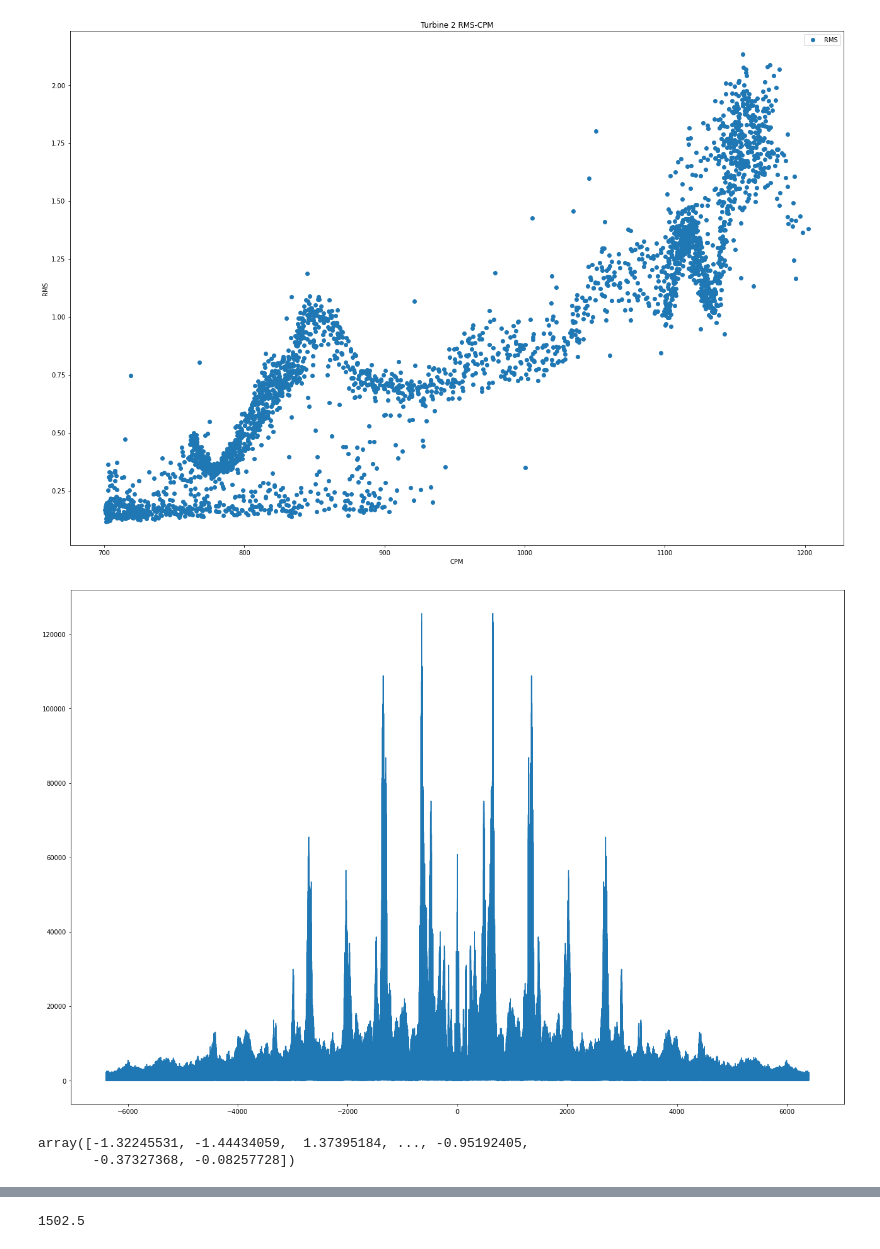
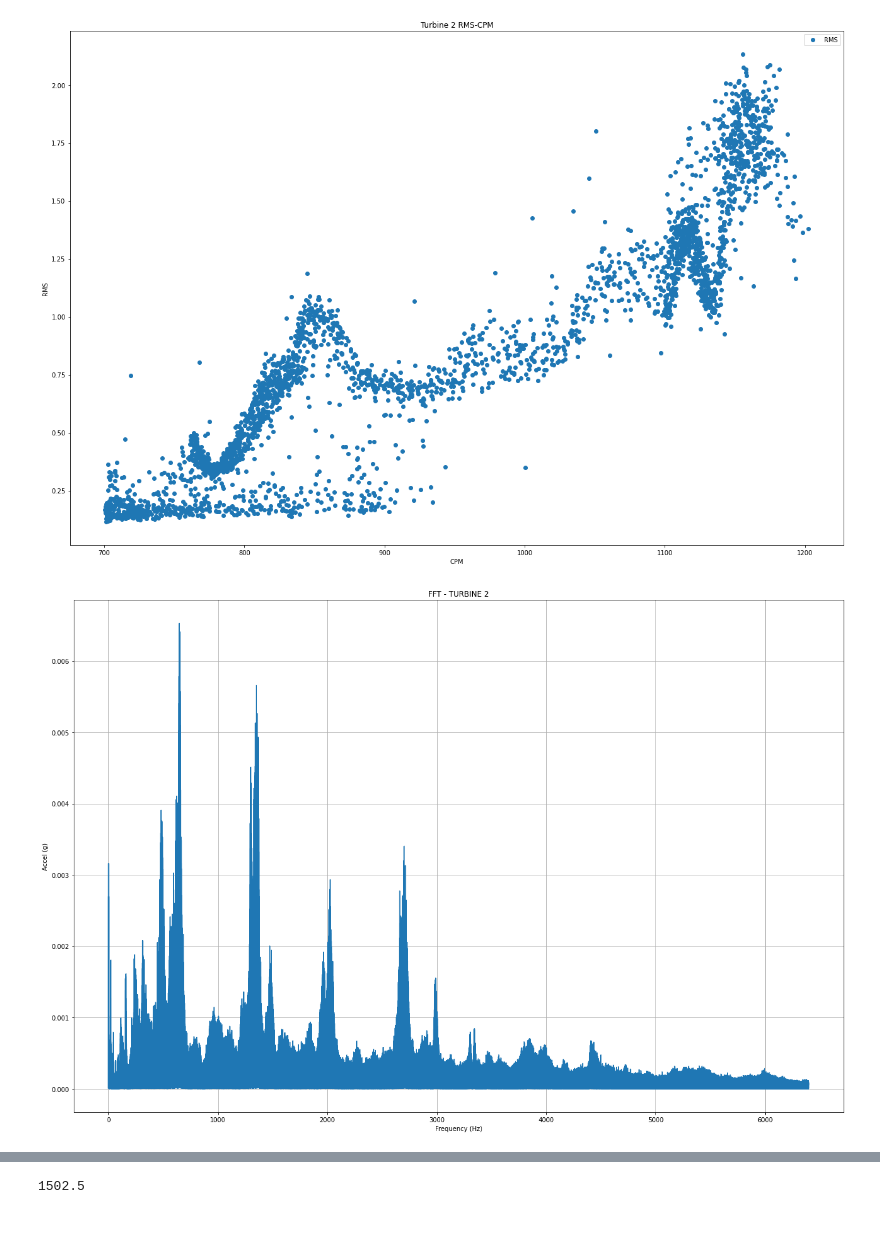
Before and after one commit to FabianAspee/examples, a Jupyter notebook: vibration_analisis.ipynb, the cells around one changed output, grey strips where cells are left out. Drawn from its saved outputs; the diff is of its cells as text; code cells hidden in the pictures.

```diff
--- a/vibration_analisis.ipynb
+++ b/vibration_analisis.ipynb
@@ -46,7 +47,7 @@ print("# Samples:",N)
 (3005, 12800)
 # Samples: 38464000
 # %%
-
+#----------------------------------PLOT HZ FOR 1 SECOND --------------------------------------
 #Plot Data
 time = [7.8125e-05*x for x in range(len(new_signal.iloc[0,:12800]))]
 plt.figure(1)
@@ -56,7 +57,8 @@ plt.ylabel('vibration')
 plt.title('signal turbine 2')
 plt.grid()
 plt.show()
-time = [7.8125e-05*x*(t+1) for t in range(len(new_signal)) for x in range(len(new_signal.iloc[t,:12800]))]
+time = [7.8125e-05*x*(t+1) for t in range(len(new_signal)) for x in range(len(new_signal.iloc[t,:Fs]))]
+#----------------------------------PLOT HZ FOR 1 SECOND --------------------------------------
 # %% [output]
 [figure]
 # %%
@@ -99,21 +106,20 @@ plt.show()
 # %%
 signal_for_day =[]
 for i in range (0, 3005):
     signal_for_day.append(new_signal.iloc[i,:])
-from scipy.fft import fft, fftfreq
-
+#------------------------------CALCULUS FAST FOURIER TRANSFORM ---------------------------------
 # Number of samples in normalized_tone
 N = 12800 * 3005
 
 yf = fft(new_signal.values.flatten())
-xf = fftfreq(N, 1 / 12800)
-
-plt.plot(xf, np.abs(yf))
+xf = fftfreq(N, 1 / Fs)
+#------------------------------CALCULUS FAST FOURIER TRANSFORM ---------------------------------
+#frequenze from 0 to 6000
+plt.plot(xf[:(len(xf)//2)], 2.0/N * np.abs(yf[0:np.int(N/2)]))
+plt.grid()
+plt.xlabel('Frequency (Hz)')
+plt.ylabel('Accel (g)')
+plt.title('FFT - TURBINE 2')
 plt.show()
 # %% [output]
-[figure, old version]
+[figure, new version]
-# %%
-new_signal.values.flatten()
-# %% [output]
-array([-1.32245531, -1.44434059,  1.37395184, ..., -0.95192405,
-       -0.37327368, -0.08257728])
```
Also changed, not shown: parts of 17 cells of this notebook.
